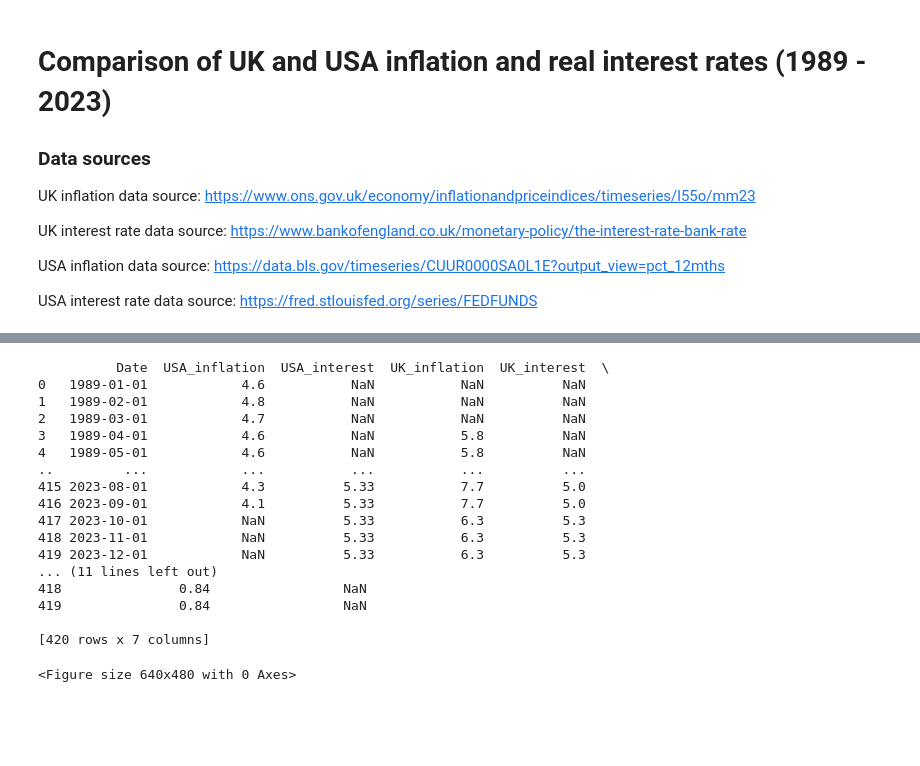
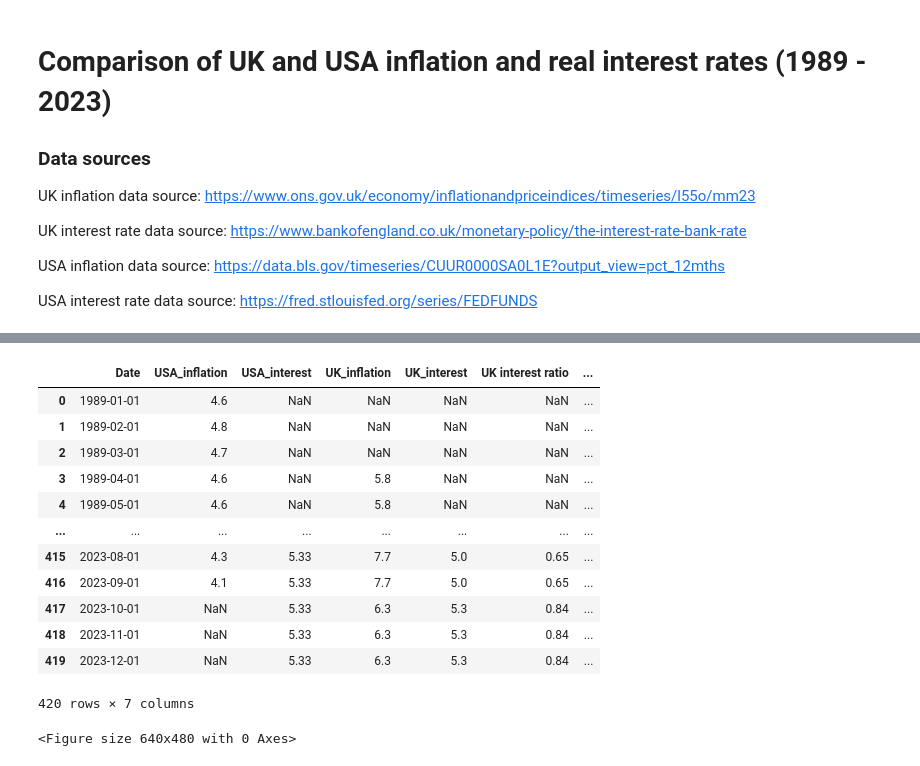
Before and after one commit to ScottsAnalysis/worldwide_inflation, a Jupyter notebook: UK vs USA inflation Analysis.ipynb, the cells around one changed output, grey strips where cells are left out. Cells and saved outputs as stored; diff of their text form; code cells hidden in the pictures; blank space fills up the shorter version.

```diff
--- a/UK vs USA inflation Analysis.ipynb
+++ b/UK vs USA inflation Analysis.ipynb
@@ -107,34 +140,30 @@ dtype: object
 # %%
 # 4) Produce final data frame containing all (UK & USA) data
 
 
 # combine usa_data to uk_data_clean
 data_comb = pd.merge_asof(usa_data, uk_data_clean, on="Date")
 
 # add column dividing interest / inflation rates for both US and UK (ratio)
 data_comb["UK interest ratio"] = (data_comb["UK_interest"] / data_comb["UK_inflation"]).round(2)
 data_comb["USA interest ratio"] = (data_comb["USA_interest"] / data_comb["USA_inflation"]).round(2)
 
 # finalise UK-US data frame
-print(data_comb)
+data_comb
 # %% [output]
+|  | Date | USA_inflation | USA_interest | UK_inflation | UK_interest | UK interest ratio | ... |
+| 0 | 1989-01-01 | 4.6 | NaN | NaN | NaN | NaN | ... |
+| 1 | 1989-02-01 | 4.8 | NaN | NaN | NaN | NaN | ... |
+| 2 | 1989-03-01 | 4.7 | NaN | NaN | NaN | NaN | ... |
+| 3 | 1989-04-01 | 4.6 | NaN | 5.8 | NaN | NaN | ... |
+| 4 | 1989-05-01 | 4.6 | NaN | 5.8 | NaN | NaN | ... |
+| ... | ... | ... | ... | ... | ... | ... | ... |
+| 415 | 2023-08-01 | 4.3 | 5.33 | 7.7 | 5.0 | 0.65 | ... |
+| 416 | 2023-09-01 | 4.1 | 5.33 | 7.7 | 5.0 | 0.65 | ... |
+| 417 | 2023-10-01 | NaN | 5.33 | 6.3 | 5.3 | 0.84 | ... |
+| 418 | 2023-11-01 | NaN | 5.33 | 6.3 | 5.3 | 0.84 | ... |
+| 419 | 2023-12-01 | NaN | 5.33 | 6.3 | 5.3 | 0.84 | ... |
-          Date  USA_inflation  USA_interest  UK_inflation  UK_interest  \
-0   1989-01-01            4.6           NaN           NaN          NaN
-1   1989-02-01            4.8           NaN           NaN          NaN
-2   1989-03-01            4.7           NaN           NaN          NaN
-3   1989-04-01            4.6           NaN           5.8          NaN
-4   1989-05-01            4.6           NaN           5.8          NaN
-..         ...            ...           ...           ...          ...
-415 2023-08-01            4.3          5.33           7.7          5.0
-416 2023-09-01            4.1          5.33           7.7          5.0
-417 2023-10-01            NaN          5.33           6.3          5.3
-418 2023-11-01            NaN          5.33           6.3          5.3
-419 2023-12-01            NaN          5.33           6.3          5.3
-... (11 lines left out)
-418               0.84                 NaN
-419               0.84                 NaN
-
-[420 rows x 7 columns]
+420 rows × 7 columns
 # %%
 # 5) Generate summary inflation vs interest rates subplot figure
 
```
Also changed, not shown: parts of 5 cells of this notebook.
